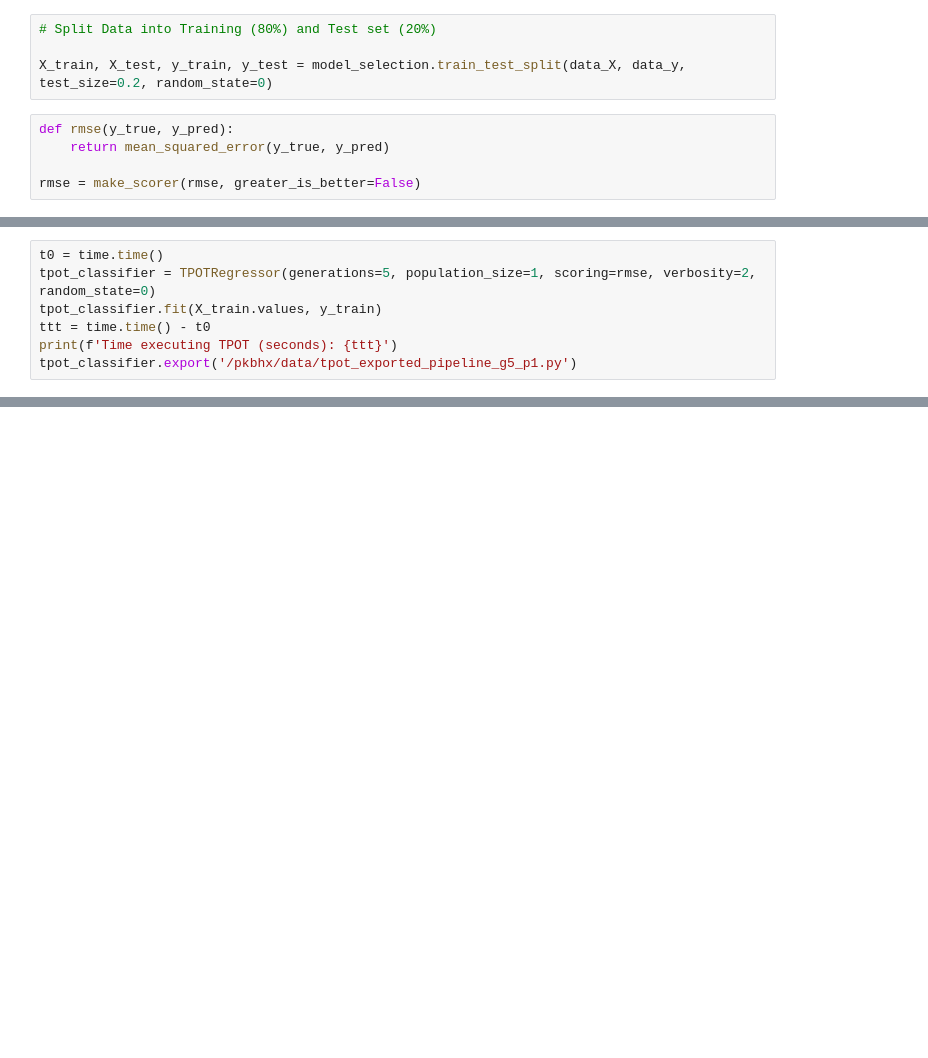
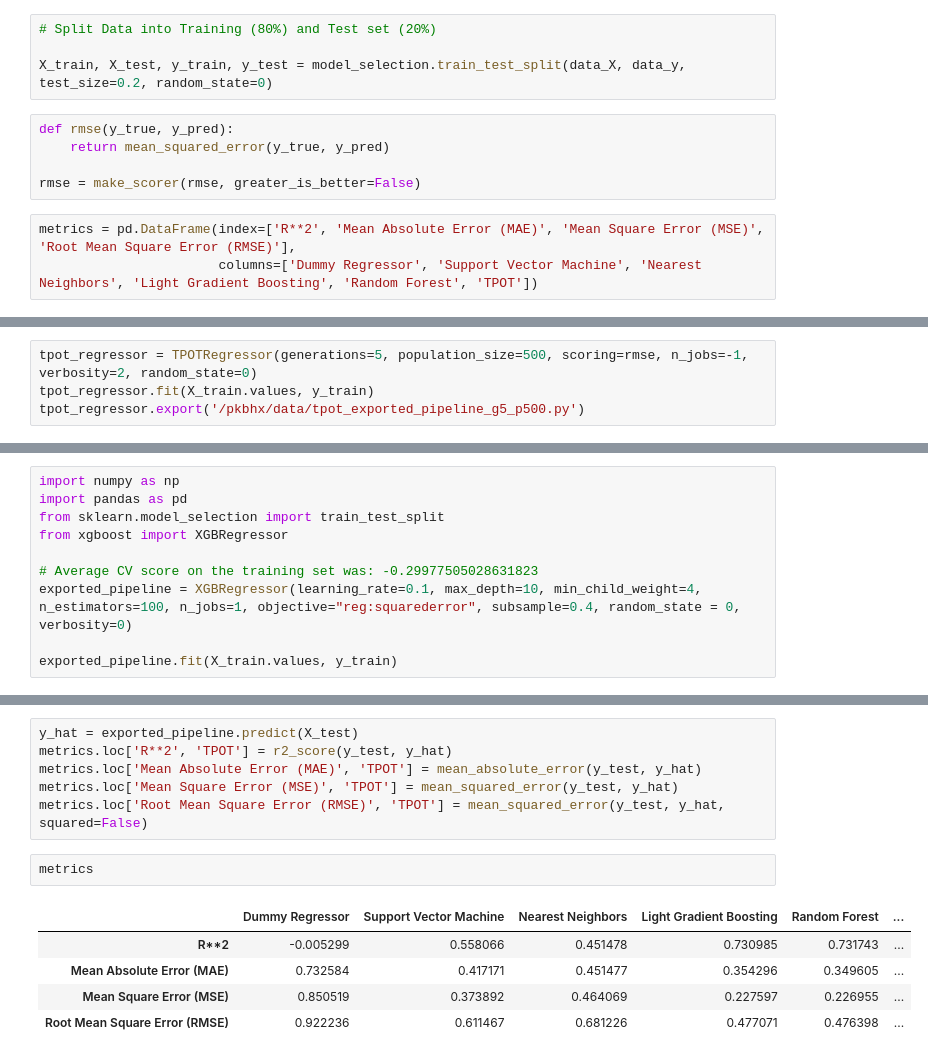
Before and after one commit to dmulysses/ml-regression-pkbhx, a Jupyter notebook: ml-regression-pkbhx.ipynb, the cells around one changed output, grey strips where cells are left out. Drawn from its saved outputs; the diff is of its cells as text; blank space fills up the shorter version.

```diff
--- a/ml-regression-pkbhx.ipynb
+++ b/ml-regression-pkbhx.ipynb
@@ -178,3 +259,6 @@ def rmse(y_true, y_pred):
     return mean_squared_error(y_true, y_pred)
 
 rmse = make_scorer(rmse, greater_is_better=False)
+# %%
+metrics = pd.DataFrame(index=['R**2', 'Mean Absolute Error (MAE)', 'Mean Square Error (MSE)', 'Root Mean Square Error (RMSE)'],
+                       columns=['Dummy Regressor', 'Support Vector Machine', 'Nearest Neighbors', 'Light Gradient Boosting', 'Random Forest', 'TPOT'])
@@ -181,8 +348,5 @@ rmse = make_scorer(rmse, greater_is_better=False)
 # %%
-t0 = time.time()
-tpot_classifier = TPOTRegressor(generations=5, population_size=1, scoring=rmse, verbosity=2, random_state=0)
-tpot_classifier.fit(X_train.values, y_train)
-ttt = time.time() - t0
-print(f'Time executing TPOT (seconds): {ttt}')
-tpot_classifier.export('/pkbhx/data/tpot_exported_pipeline_g5_p1.py')
+tpot_regressor = TPOTRegressor(generations=5, population_size=500, scoring=rmse, n_jobs=-1, verbosity=2, random_state=0)
+tpot_regressor.fit(X_train.values, y_train)
+tpot_regressor.export('/pkbhx/data/tpot_exported_pipeline_g5_p500.py')
 # %% [output]
@@ -200,0 +364,10 @@ Time executing TPOT (seconds): 33.34491753578186
+# %%
+import numpy as np
+import pandas as pd
+from sklearn.model_selection import train_test_split
+from xgboost import XGBRegressor
+
+# Average CV score on the training set was: -0.29977505028631823
+exported_pipeline = XGBRegressor(learning_rate=0.1, max_depth=10, min_child_weight=4, n_estimators=100, n_jobs=1, objective="reg:squarederror", subsample=0.4, random_state = 0, verbosity=0)
+
+exported_pipeline.fit(X_train.values, y_train)
@@ -200,0 +385,14 @@ Time executing TPOT (seconds): 33.34491753578186
+# %%
+y_hat = exported_pipeline.predict(X_test)
+metrics.loc['R**2', 'TPOT'] = r2_score(y_test, y_hat)
+metrics.loc['Mean Absolute Error (MAE)', 'TPOT'] = mean_absolute_error(y_test, y_hat)
+metrics.loc['Mean Square Error (MSE)', 'TPOT'] = mean_squared_error(y_test, y_hat)
+metrics.loc['Root Mean Square Error (RMSE)', 'TPOT'] = mean_squared_error(y_test, y_hat, squared=False)
+# %%
+metrics
+# %% [output]
+|  | Dummy Regressor | Support Vector Machine | Nearest Neighbors | Light Gradient Boosting | Random Forest | ... |
+| R**2 | -0.005299 | 0.558066 | 0.451478 | 0.730985 | 0.731743 | ... |
+| Mean Absolute Error (MAE) | 0.732584 | 0.417171 | 0.451477 | 0.354296 | 0.349605 | ... |
+| Mean Square Error (MSE) | 0.850519 | 0.373892 | 0.464069 | 0.227597 | 0.226955 | ... |
+| Root Mean Square Error (RMSE) | 0.922236 | 0.611467 | 0.681226 | 0.477071 | 0.476398 | ... |
```
Also changed, not shown: parts of 31 cells of this notebook.
